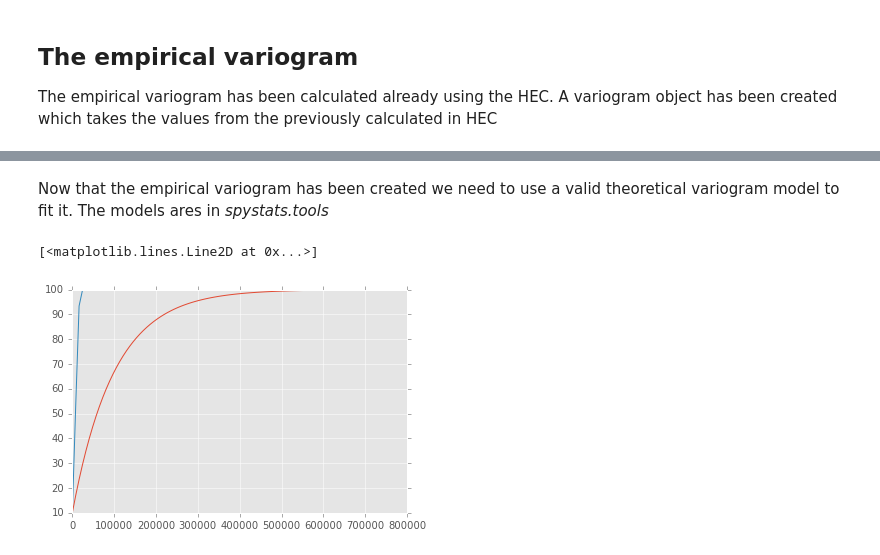
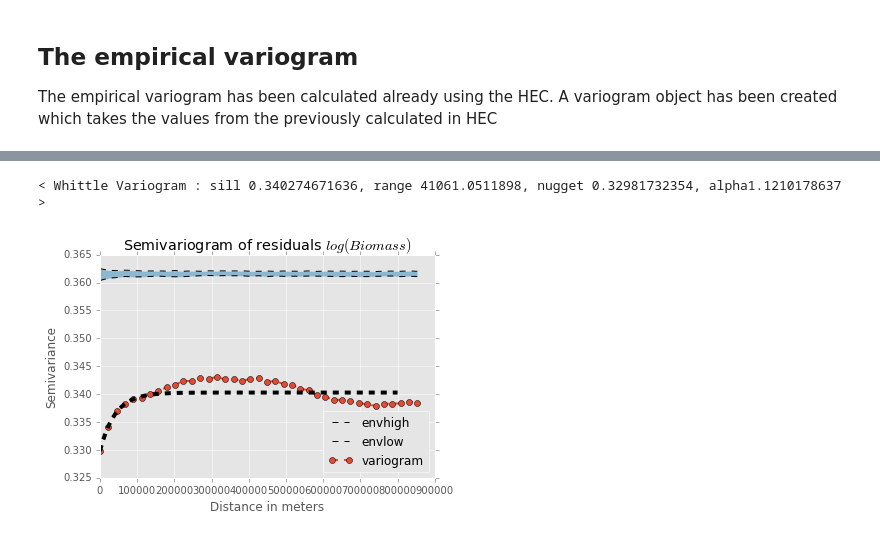
Before and after one commit to molgor/spystats, a Jupyter notebook: notebooks/Sketches_for_geopystats.ipynb, the cells around one changed output, grey strips where cells are left out. Drawn from its saved outputs; the diff is of its cells as text; code cells hidden in the pictures.

Commit message:
Wittle model added. Code Tidy-ed

```diff
--- a/notebooks/Sketches_for_geopystats.ipynb
+++ b/notebooks/Sketches_for_geopystats.ipynb
@@ -49,13 +46,11 @@ plt.title("Semivariogram of residuals $log(Biomass) ~ log(SppR)$")
-# %% [markdown]
-Now that the empirical variogram has been created we need to use a valid theoretical variogram model to fit it.
-The models ares in *spystats.tools*
-# %%
-from external_plugins.spystats import tools
-hx = np.linspace(0,800000,100)
-expmod = tools.exponentialVariogram(hx,sill=100,nugget=10,range_a=100000)
-gausmod = tools.gaussianVariogram(hx,sill=100,nugget=10,range_a=10000)
-plt.plot(hx,expmod)
-plt.plot(hx,gausmod)
-# %% [output]
-[<matplotlib.lines.Line2D at 0x...>]
-[figure, removed]
+# %%
+gvg.plot(refresh=False,legend=False,percentage_trunked=20)
+plt.title("Semivariogram of residuals $log(Biomass) ~ log(SppR)$")
+## HERE we can cast a model (Whittle) and fit it inside the global variogram
+whittle_model = tools.WhittleVariogram(sill=0.345,range_a=100000,nugget=0.33,alpha=1.0)
+tt = gvg.fitVariogramModel(whittle_model)
+plt.plot(hx,gvg.model.f(hx),'--',lw=4,c='black')
+print(whittle_model)
+# %% [output]
+< Whittle Variogram : sill 0.340274671636, range 41061.0511898, nugget 0.32981732354, alpha1.1210178637 >
+[figure, added]
```
Also changed, not shown: parts of 13 cells of this notebook, 2 other files.
